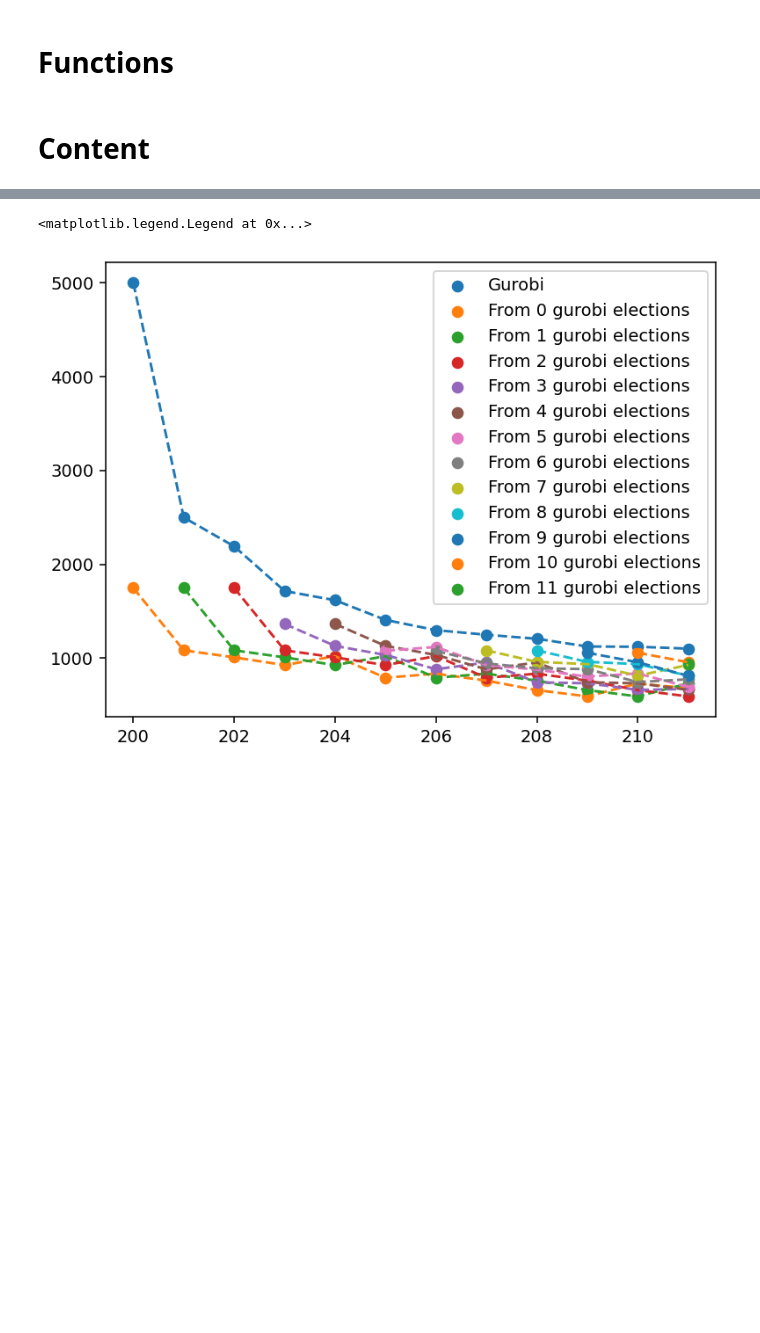
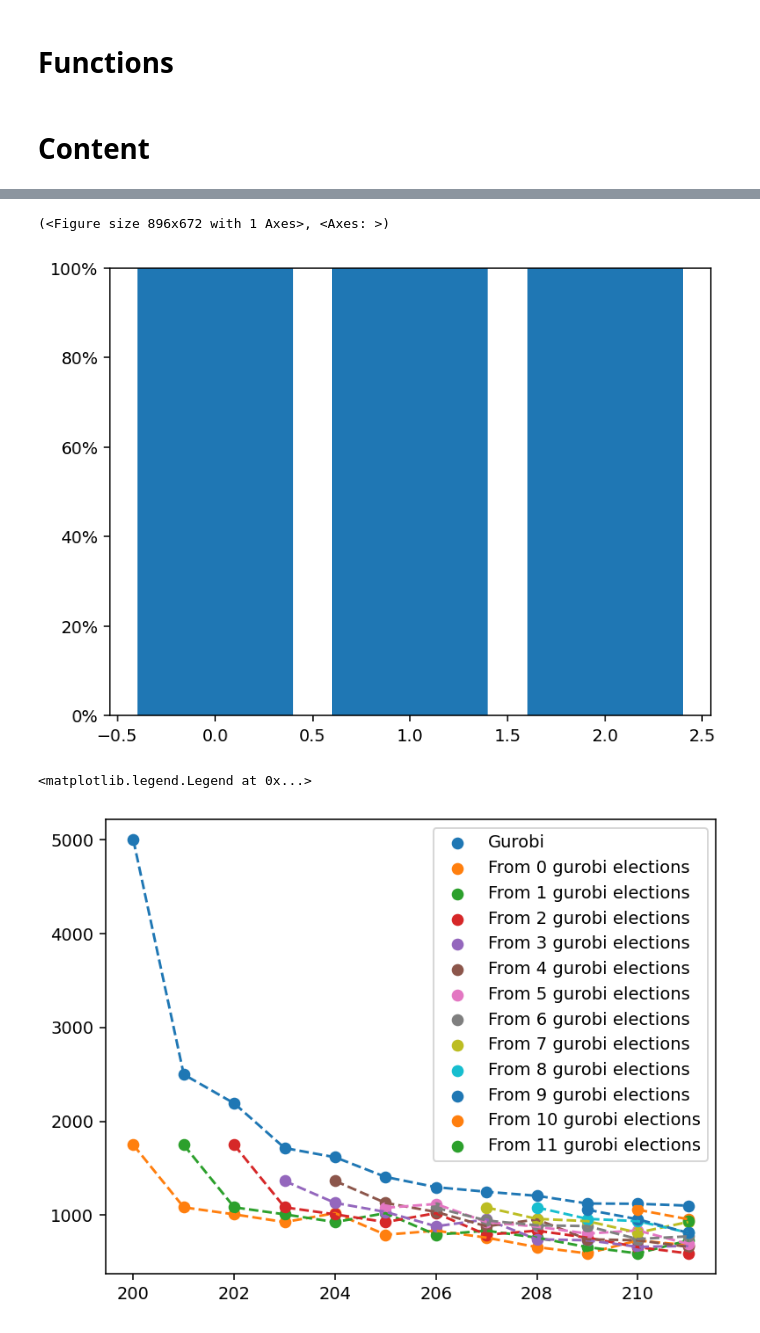
Before and after one commit to Janix4000/holes-in-elections, a Jupyter notebook: approval_l1/comparison.ipynb, the cells around one changed output, grey strips where cells are left out. Drawn from its saved outputs; the diff is of its cells as text; code cells hidden in the pictures; blank space fills up the shorter version.

```diff
--- a/approval_l1/comparison.ipynb
+++ b/approval_l1/comparison.ipynb
@@ -137,3 +173,8 @@ for num_starting_elections in range(len(gurobi_new_approvalwise_vectors)):
+# %%
+plot_metric(gurobi_report, reports)
+# %% [output]
+(<Figure size 896x672 with 1 Axes>, <Axes: >)
+[figure, added]
 # %%
 plt.scatter(gurobi_report.experiment_size - 241, gurobi_report.distance, label = "Gurobi")
 plt.plot(gurobi_report.experiment_size - 241, gurobi_report.distance, '--')
```
Also changed, not shown: parts of 17 cells of this notebook, 1 other file.
